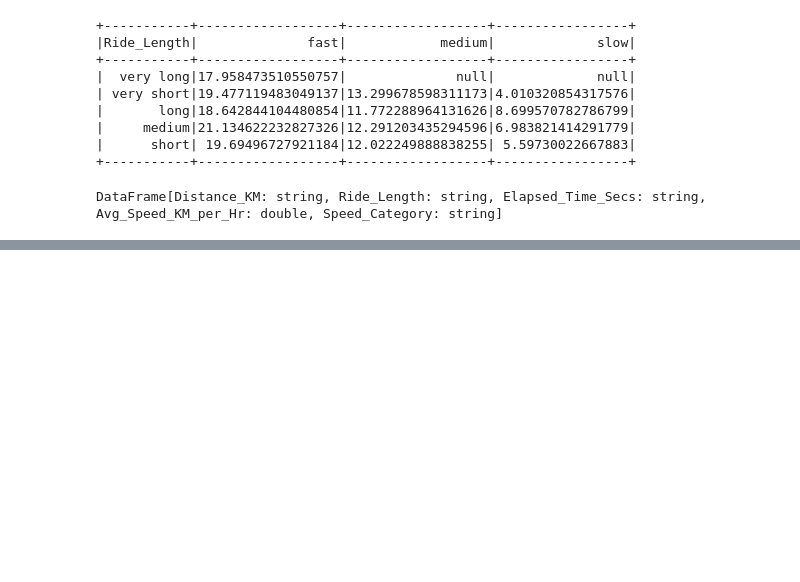
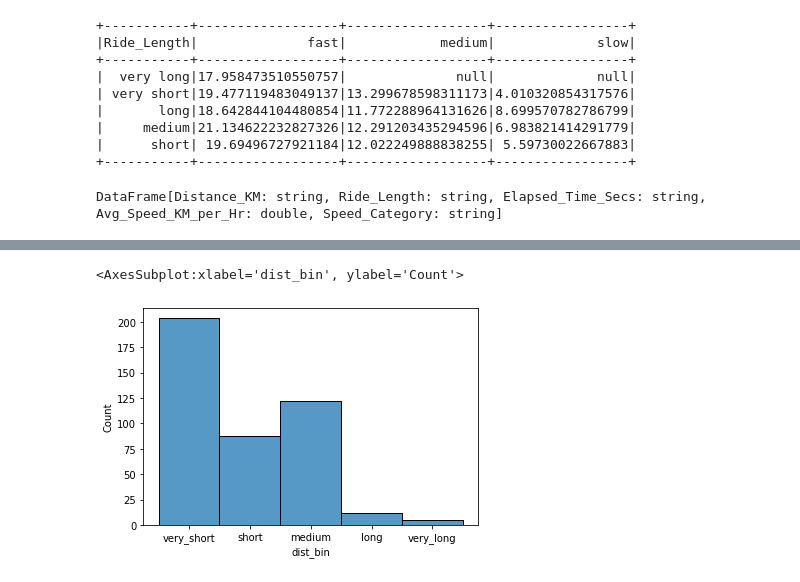
Before and after one commit to brianclements03/my_strava_project, a Jupyter notebook: Activities_Exploration_Pyspark.ipynb, the cells around one changed output, grey strips where cells are left out. Saved outputs shown, nothing was run; the diff lists cells and outputs as text; code cells hidden in the pictures; blank space fills up the shorter version.

```diff
--- a/Activities_Exploration_Pyspark.ipynb
+++ b/Activities_Exploration_Pyspark.ipynb
@@ -791,0 +789,5 @@ dtype: float64
+# %%
+# train = train.resample('D').mean()
+# create a categorical feature
+all_activities['dist_bin'] = pd.cut(all_activities.Distance_KM, \
+[-1,10,25,50,80,200],labels=['very_short','short','medium','long','very_long'])
@@ -791,0 +814,5 @@ dtype: float64
+# %%
+sns.histplot(data=all_activities,x='dist_bin')#,y= count(all_activities.dist_bin))
+# %% [output]
+<AxesSubplot:xlabel='dist_bin', ylabel='Count'>
+[figure, added]
```
Also changed, not shown: parts of 38 cells of this notebook.
